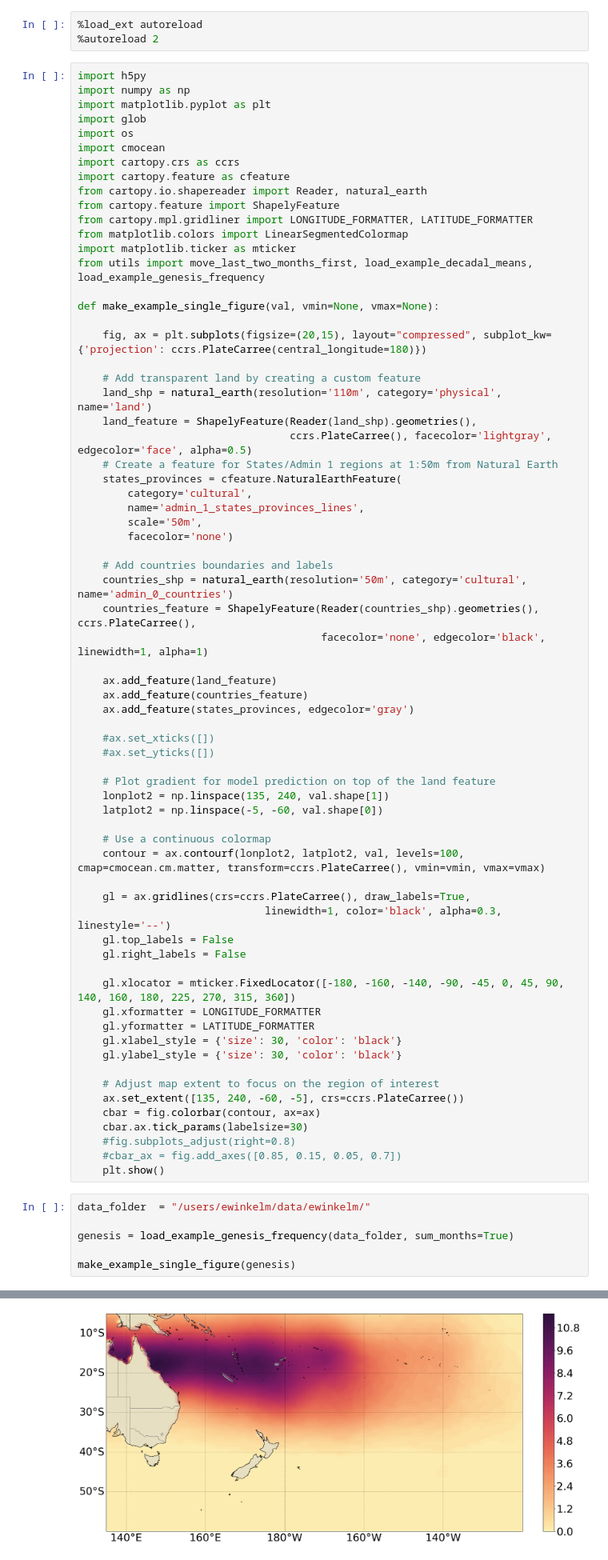
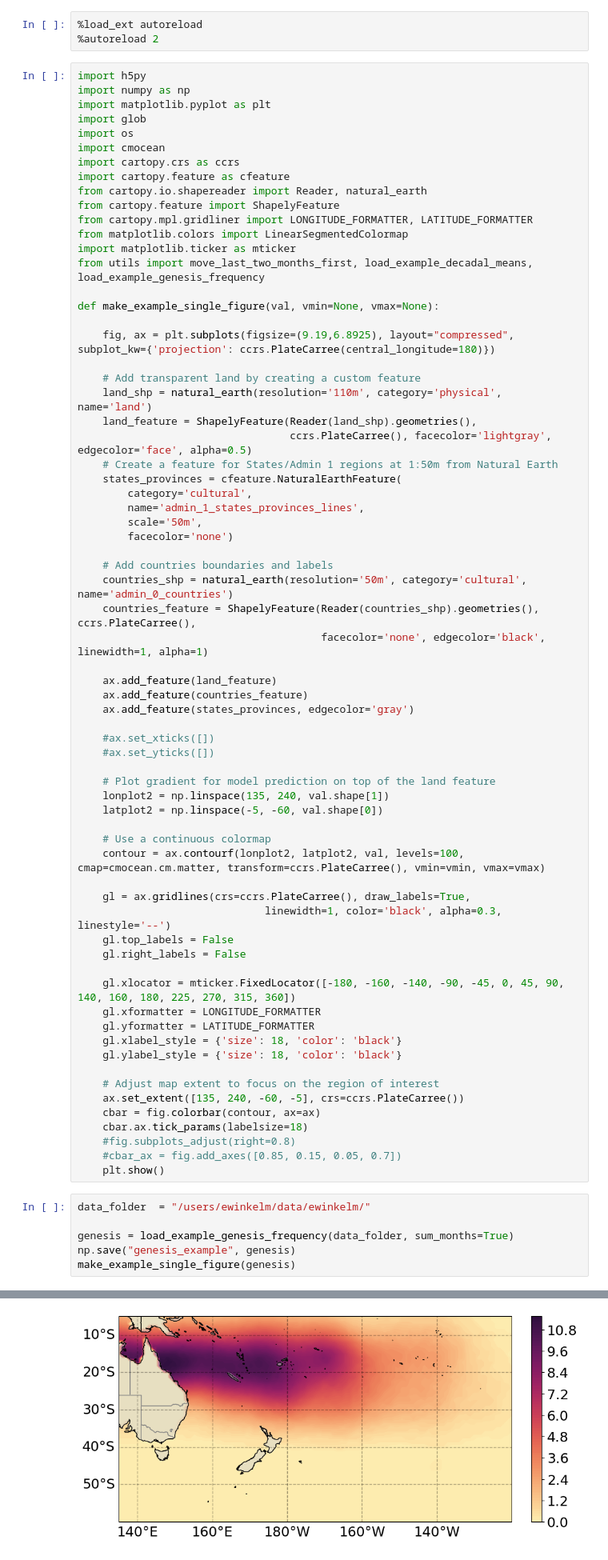
Before and after one commit to EMPIRIC2/EMPIRIC_TC, a Jupyter notebook: notebooks/plot_example_genesis.ipynb, the cells around one changed output, grey strips where cells are left out. Shown at 80% size. Saved outputs shown, nothing was run; the diff lists cells and outputs as text.

Commit message:
update example plots?
Former-commit-id: bb2494924eba1b82dfcef0d572e1ba1c0ac00cd0

```diff
--- a/notebooks/plot_example_genesis.ipynb
+++ b/notebooks/plot_example_genesis.ipynb
@@ -19,7 +19,7 @@ from utils import move_last_two_months_first, load_example_decadal_means, load_e
 
 def make_example_single_figure(val, vmin=None, vmax=None):
 
-    fig, ax = plt.subplots(figsize=(20,15), layout="compressed", subplot_kw={'projection': ccrs.PlateCarree(central_longitude=180)})
+    fig, ax = plt.subplots(figsize=(9.19,6.8925), layout="compressed", subplot_kw={'projection': ccrs.PlateCarree(central_longitude=180)})
 
     # Add transparent land by creating a custom feature
     land_shp = natural_earth(resolution='110m', category='physical', name='land')
@@ -59,13 +59,13 @@ def make_example_single_figure(val, vmin=None, vmax=None):
     gl.xlocator = mticker.FixedLocator([-180, -160, -140, -90, -45, 0, 45, 90, 140, 160, 180, 225, 270, 315, 360])
     gl.xformatter = LONGITUDE_FORMATTER
     gl.yformatter = LATITUDE_FORMATTER
-    gl.xlabel_style = {'size': 30, 'color': 'black'}
-    gl.ylabel_style = {'size': 30, 'color': 'black'}
+    gl.xlabel_style = {'size': 18, 'color': 'black'}
+    gl.ylabel_style = {'size': 18, 'color': 'black'}
 
     # Adjust map extent to focus on the region of interest
     ax.set_extent([135, 240, -60, -5], crs=ccrs.PlateCarree())
     cbar = fig.colorbar(contour, ax=ax)
-    cbar.ax.tick_params(labelsize=30)
+    cbar.ax.tick_params(labelsize=18)
     #fig.subplots_adjust(right=0.8)
     #cbar_ax = fig.add_axes([0.85, 0.15, 0.05, 0.7])
     plt.show()
@@ -73,6 +73,6 @@ def make_example_single_figure(val, vmin=None, vmax=None):
 data_folder  = "/users/ewinkelm/data/ewinkelm/"
 
 genesis = load_example_genesis_frequency(data_folder, sum_months=True)
-
+np.save("genesis_example", genesis)
 make_example_single_figure(genesis)
 # %% [output]
@@ -79,3 +96,3 @@ make_example_single_figure(genesis)
-[figure, old version]
+[figure, new version]
 # %%
 mean_counts = load_example_decadal_means(data_folder)
```
Also changed, not shown: parts of 4 cells of this notebook.
